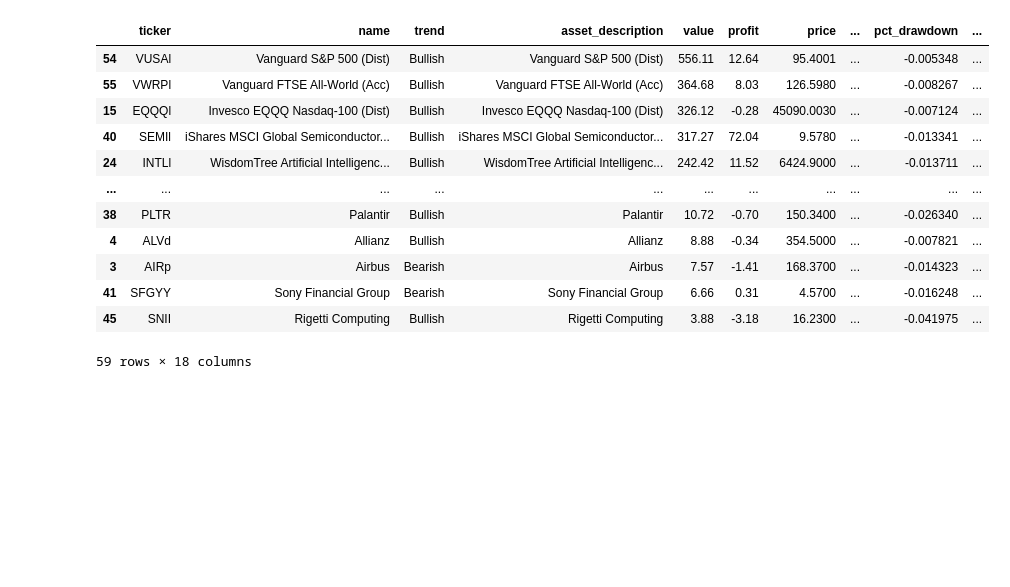
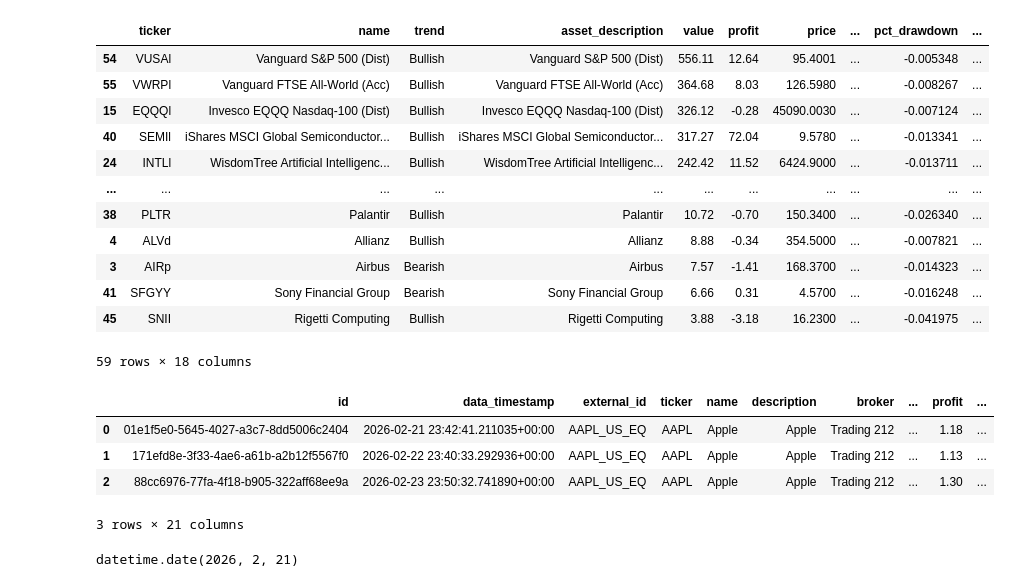
Before and after one commit to akin-mustapha/portfolio-management-platform, a Jupyter notebook: notebooks/notebook_account.ipynb, the cells around one changed output. Saved outputs shown, nothing was run; the diff lists cells and outputs as text; code cells hidden in the pictures; blank space fills up the shorter version.

```diff
--- a/notebooks/notebook_account.ipynb
+++ b/notebooks/notebook_account.ipynb
@@ -223,3 +220,40 @@ fig.add_hline(
 )
 
 fig.show()
+# %%
+"""
+  Get Lastest Asset data for each day grouping by the date
+"""
+
+sql = f"""
+    ;WITH cte AS (
+        SELECT  *
+              , CAST(created_timestamp AS date) AS created_date
+              , ROW_NUMBER()OVER(PARTITION BY ticker, CAST(created_timestamp AS date) ORDER BY created_timestamp DESC) AS rn
+          FROM staging.asset
+          WHERE created_timestamp >= CURRENT_TIMESTAMP - INTERVAL '30 days'
+          ORDER BY ticker, created_timestamp ASC
+      )
+      SELECT
+         *
+         , CASE WHEN profit > 0 THEN 1 ELSE 0 END AS is_profitable
+      FROM cte
+      WHERE rn = 1
+    """
+# Asset List
+with database_client as db:
+    res = db.execute(
+    sql
+  )
+    res = res.fetchall()
+
+
+df = pd.DataFrame(res)
+# %%
+df.head(3)
+# %% [output]
+|  | id | data_timestamp | external_id | ticker | name | description | broker | ... | profit | ... |
+| 0 | 01e1f5e0-5645-4027-a3c7-8dd5006c2404 | 2026-02-21 23:42:41.211035+00:00 | AAPL_US_EQ | AAPL | Apple | Apple | Trading 212 | ... | 1.18 | ... |
+| 1 | 171efd8e-3f33-4ae6-a61b-a2b12f5567f0 | 2026-02-22 23:40:33.292936+00:00 | AAPL_US_EQ | AAPL | Apple | Apple | Trading 212 | ... | 1.13 | ... |
+| 2 | 88cc6976-77fa-4f18-b905-322aff68ee9a | 2026-02-23 23:50:32.741890+00:00 | AAPL_US_EQ | AAPL | Apple | Apple | Trading 212 | ... | 1.30 | ... |
+3 rows × 21 columns
@@ -225,0 +264,4 @@ fig.show()
+# %%
+df['created_timestamp'][0].date()
+# %% [output]
+datetime.date(2026, 2, 21)
```
Also changed, not shown: parts of 8 cells of this notebook, 29 other files.
